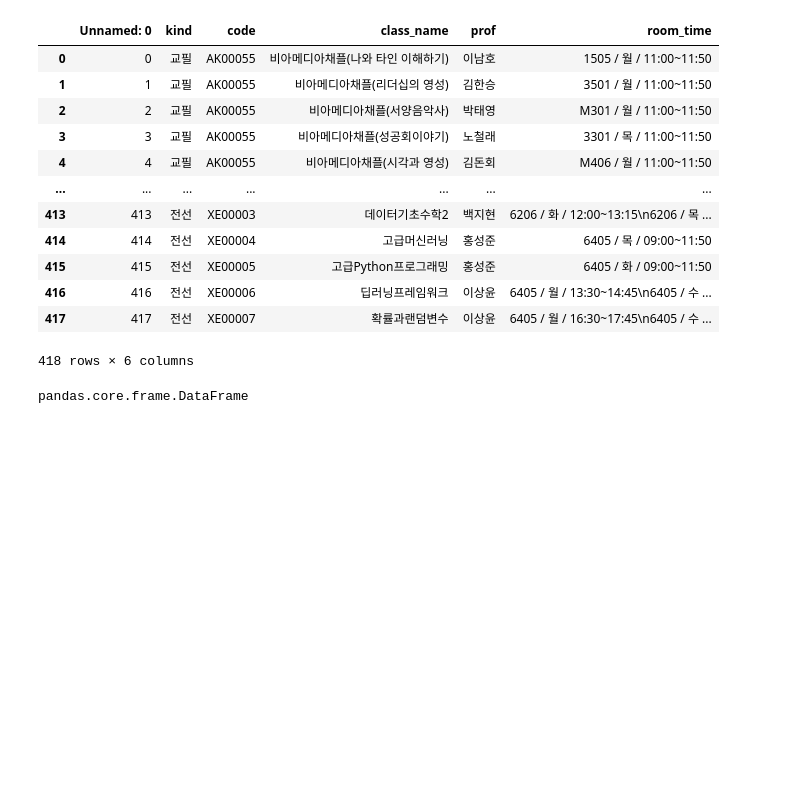
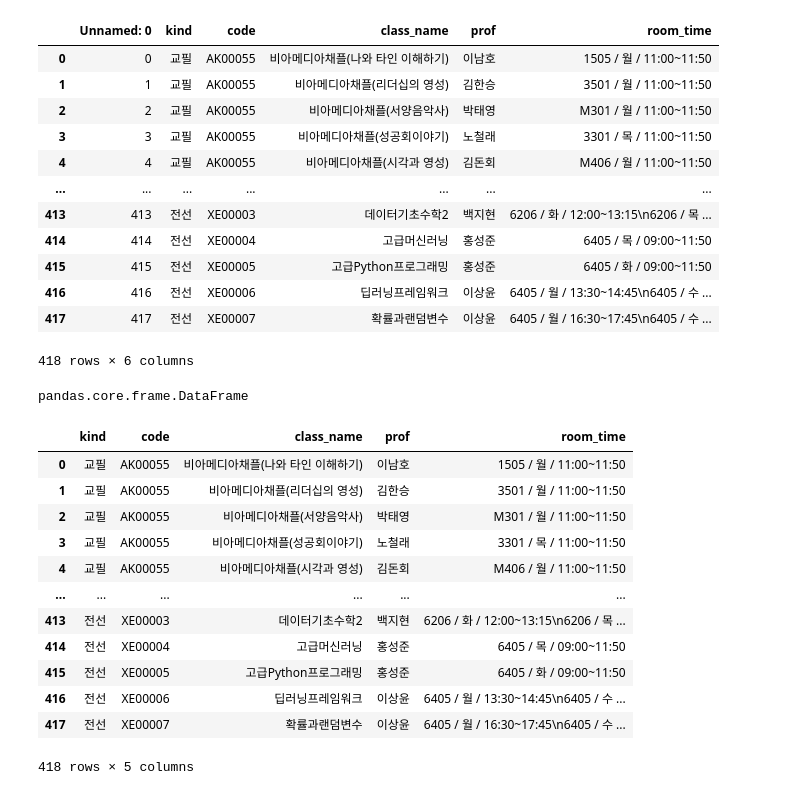
Before and after one commit to sujeengim/MapinSkhu-Data, a Jupyter notebook: second-try/data2.ipynb, the cells around one changed output. Drawn from its saved outputs; the diff is of its cells as text; code cells hidden in the pictures; blank space fills up the shorter version.

```diff
--- a/second-try/data2.ipynb
+++ b/second-try/data2.ipynb
@@ -22,3 +25,21 @@ csv
 type(csv)
 # %% [output]
 pandas.core.frame.DataFrame
+# %%
+data = csv[['kind', 'code', 'class_name', 'prof', 'room_time']]
+# %%
+data
+# %% [output]
+|  | kind | code | class_name | prof | room_time |
+| 0 | 교필 | AK00055 | 비아메디아채플(나와 타인 이해하기) | 이남호 | 1505 / 월 / 11:00~11:50 |
+| 1 | 교필 | AK00055 | 비아메디아채플(리더십의 영성) | 김한승 | 3501 / 월 / 11:00~11:50 |
+| 2 | 교필 | AK00055 | 비아메디아채플(서양음악사) | 박태영 | M301 / 월 / 11:00~11:50 |
+| 3 | 교필 | AK00055 | 비아메디아채플(성공회이야기) | 노철래 | 3301 / 목 / 11:00~11:50 |
+| 4 | 교필 | AK00055 | 비아메디아채플(시각과 영성) | 김돈회 | M406 / 월 / 11:00~11:50 |
+| ... | ... | ... | ... | ... | ... |
+| 413 | 전선 | XE00003 | 데이터기초수학2 | 백지현 | 6206 / 화 / 12:00~13:15\n6206 / 목 ... |
+| 414 | 전선 | XE00004 | 고급머신러닝 | 홍성준 | 6405 / 목 / 09:00~11:50 |
+| 415 | 전선 | XE00005 | 고급Python프로그래밍 | 홍성준 | 6405 / 화 / 09:00~11:50 |
+| 416 | 전선 | XE00006 | 딥러닝프레임워크 | 이상윤 | 6405 / 월 / 13:30~14:45\n6405 / 수 ... |
+| 417 | 전선 | XE00007 | 확률과랜덤변수 | 이상윤 | 6405 / 월 / 16:30~17:45\n6405 / 수 ... |
+418 rows × 5 columns
```
Also changed, not shown: parts of 17 cells of this notebook, 1 other file.
